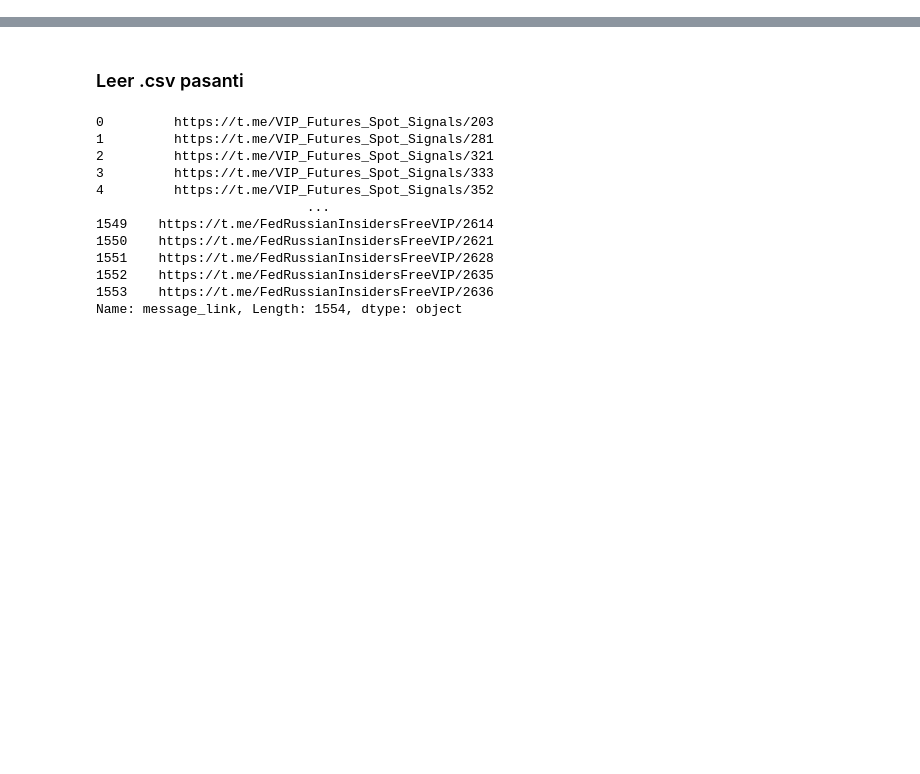
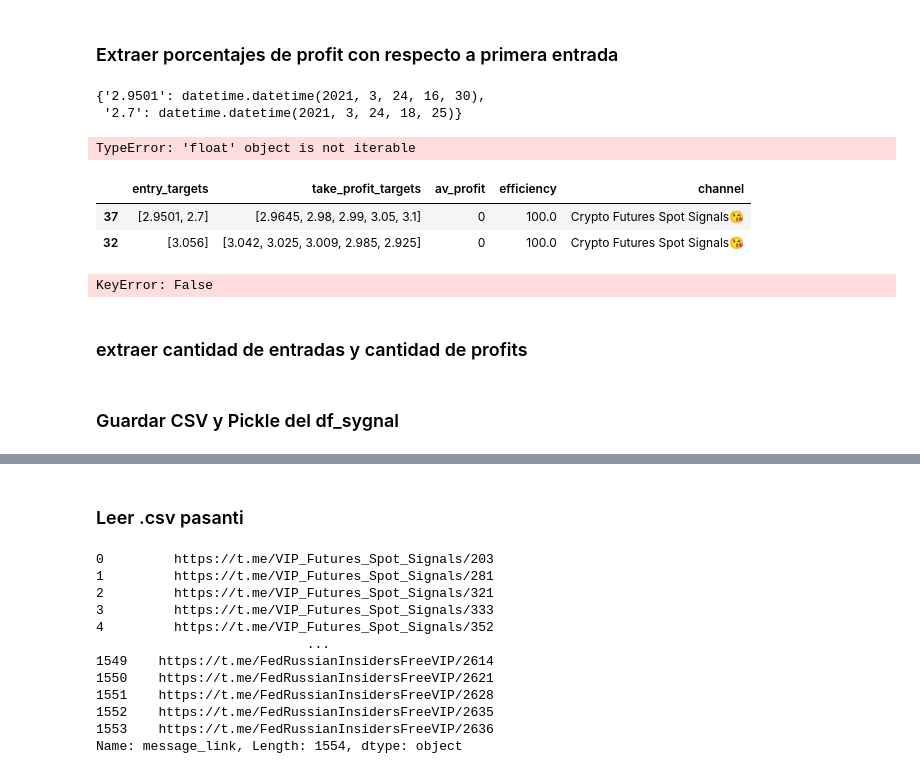
Before and after one commit to joankenobi/analisis_de_datos_copy_trading, a Jupyter notebook: Proyecto/notebooks/Exploracion_de_los_datos_pasantias.ipynb, the cells around one changed output, grey strips where cells are left out. Drawn from its saved outputs; the diff is of its cells as text; code cells hidden in the pictures; blank space fills up the shorter version.

```diff
--- a/Proyecto/notebooks/Exploracion_de_los_datos_pasantias.ipynb
+++ b/Proyecto/notebooks/Exploracion_de_los_datos_pasantias.ipynb
@@ -7,0 +309,4 @@ from pandas import NA, NaT
+# %%
+def stoploss_ave(entry,stop):
+
+    return int(round((abs(entry-stop)/(entry)*100)))
@@ -7,0 +321,35 @@ from pandas import NA, NaT
+# %%
+df_sygnals["av_stoploss"]=df_sygnals[["entry_targets","stop_targets"]].agg(lambda x: stoploss_ave(x["entry_targets"][0],x["stop_targets"][0]), axis=1)
+# %% [markdown]
+### Extraer porcentajes de profit con respecto a primera entrada
+# %%
+def profit_ave(entry:list,profit:list,is_long):
+
+    if entry!=[] and entry!=[] and type(entry)!=float and type(profit)!=float and entry is not np.nan and entry is not np.nan and is_long is not np.nan:
+
+        entry=max(entry)
+        profit=max(profit)
+
+        if is_long:
+            entry=min(entry)
+            profit=min(profit)
+
+        return int(round((abs(entry-profit)/(entry)*100)))
+
+    return np.nan
+# %%
+### Requiero capturar la entrada mas baja si es long y la mas alta si es short
+df_sygnals[["dates_entry"]].loc[37][0]
+# %% [output]
+{'2.9501': datetime.datetime(2021, 3, 24, 16, 30),
+ '2.7': datetime.datetime(2021, 3, 24, 18, 25)}
+# %%
+df_sygnals["av_profit"]=df_sygnals[["entry_targets","take_profit_targets","is_long"]].agg(lambda x: profit_ave(x["entry_targets"],x["take_profit_targets"],x["is_long"]), axis=1)
+# %% [output]
+TypeError: 'float' object is not iterable
+# %%
+df_sygnals[["entry_targets","take_profit_targets","av_profit","efficiency","channel"]].loc[[37,32]]
+# %% [output]
+|  | entry_targets | take_profit_targets | av_profit | efficiency | channel |
+| 37 | [2.9501, 2.7] | [2.9645, 2.98, 2.99, 3.05, 3.1] | 0 | 100.0 | Crypto Futures Spot Signals😘 |
+| 32 | [3.056] | [3.042, 3.025, 3.009, 2.985, 2.925] | 0 | 100.0 | Crypto Futures Spot Signals😘 |
@@ -7,0 +359,6 @@ from pandas import NA, NaT
+# %%
+df_sygnals[mask][["dates_entry","take_profit_targets","av_profit","efficiency","message_link"]].sort_values("av_profit")
+# %% [output]
+KeyError: False
+# %% [markdown]
+### extraer cantidad de entradas y cantidad de profits
@@ -7,0 +368,2 @@ from pandas import NA, NaT
+# %% [markdown]
+### Guardar CSV y Pickle del df_sygnal
```
Also changed, not shown: parts of 46 cells of this notebook, 6 other files.
